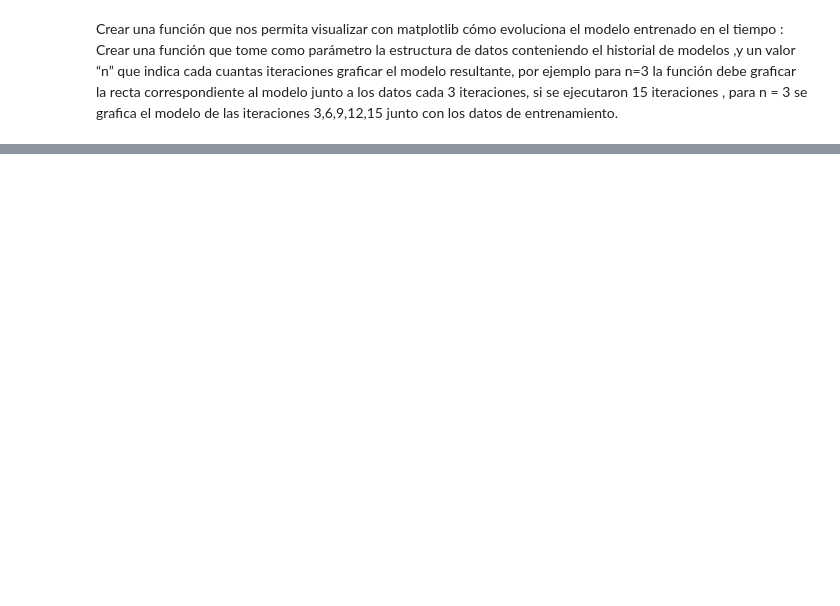
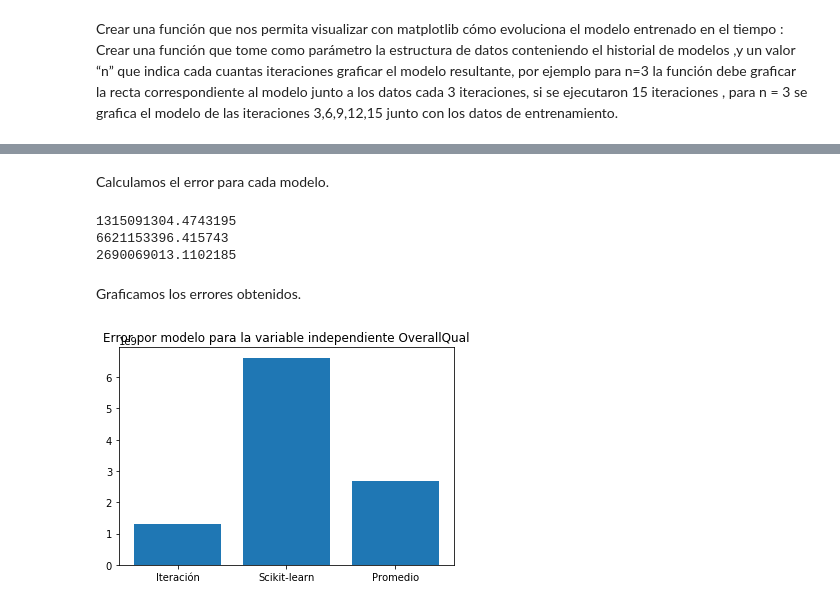
Before and after one commit to razp26/python-jupyterNotebooks, a Jupyter notebook: Python para Data Science/Proyecto/Proyecto - Modelos predictivos de regresión lineal uni-variable.ipynb, the cells around one changed output, grey strips where cells are left out. Drawn from its saved outputs; the diff is of its cells as text; code cells hidden in the pictures; blank space fills up the shorter version.

```diff
--- a/Python para Data Science/Proyecto/Proyecto - Modelos predictivos de regresión lineal uni-variable.ipynb
+++ b/Python para Data Science/Proyecto/Proyecto - Modelos predictivos de regresión lineal uni-variable.ipynb
@@ -382,0 +481,14 @@ grafica_modelo(diccionario_resultados, 5000, x, y)
+# %%
+# Obtenemos los valores de x y de los datos de prueba (20% del total)
+x_overall_quality_test = data_test[:,1]
+y_overall_quality_test = data_test[:,0]
+
+vector_mb_iteracion_overall_quality = diccionario_resultados_overall_quality[1]
+yhat_media_overall_quality, yhat_iteracion_overall_quality, yhat_sklearn_overall_quality = evaluar_modelos(x_overall_quality_test, vector_mb_scikit_overall_quality, vector_mb_iteracion_overall_quality)
+
+print('y estimada a partir de modelo de iteración')
+print(yhat_iteracion_overall_quality)
+print('y estimada a partir de modelo de scikit-learn')
+print(yhat_sklearn_overall_quality)
+print('y estimada a partir del promedio de los modelos')
+print(yhat_media_overall_quality)
@@ -382,0 +513,27 @@ grafica_modelo(diccionario_resultados, 5000, x, y)
+# %% [markdown]
+Calculamos el error para cada modelo.
+# %%
+error_iteracion_overall_quality = calcular_error(y_overall_quality_test, yhat_iteracion_overall_quality)
+error_sklearn_overall_quality = calcular_error(y_overall_quality_test, yhat_sklearn_overall_quality)
+error_media_overall_quality = calcular_error(y_overall_quality_test, yhat_media_overall_quality)
+
+print(error_iteracion_overall_quality)
+print(error_sklearn_overall_quality)
+print(error_media_overall_quality)
+# %% [output]
+1315091304.4743195
+6621153396.415743
+2690069013.1102185
+# %% [markdown]
+Graficamos los errores obtenidos.
+# %%
+etiquetas_overall_quality = ['Iteración', 'Scikit-learn', 'Promedio']
+vector_errores_overall_quality = [error_iteracion_overall_quality, error_sklearn_overall_quality, error_media_overall_quality]
+
+
+plt.bar([1,2,3], height= vector_errores_overall_quality)
+plt.xticks([1,2,3], etiquetas_overall_quality)
+plt.title('Error por modelo para la variable independiente OverallQual')
+plt.show()
+# %% [output]
+[figure, added]
```
Also changed, not shown: parts of 25 cells of this notebook.
